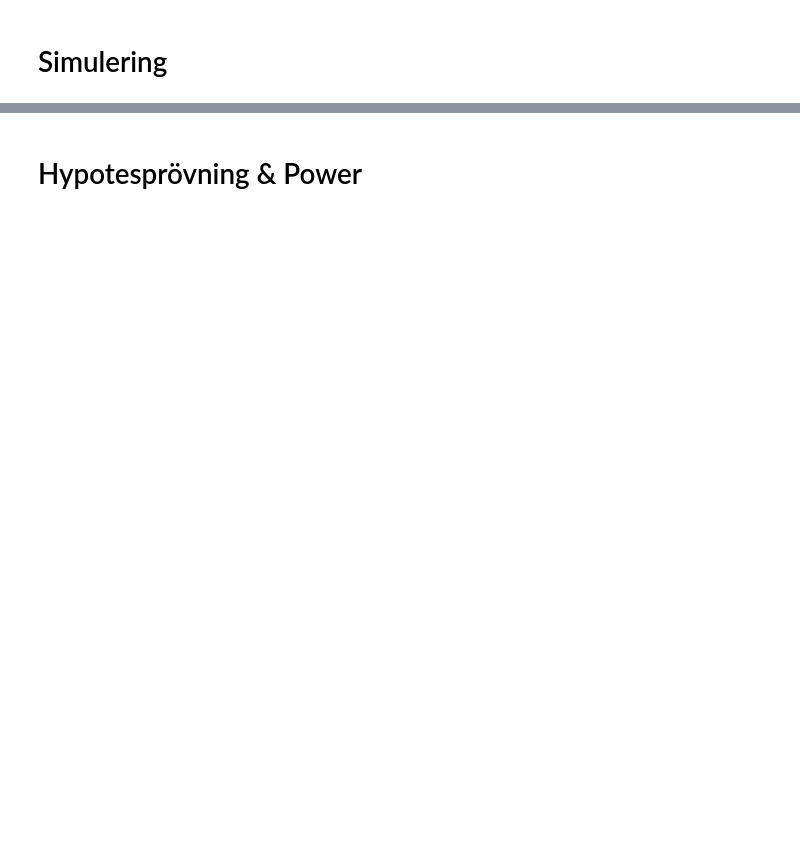
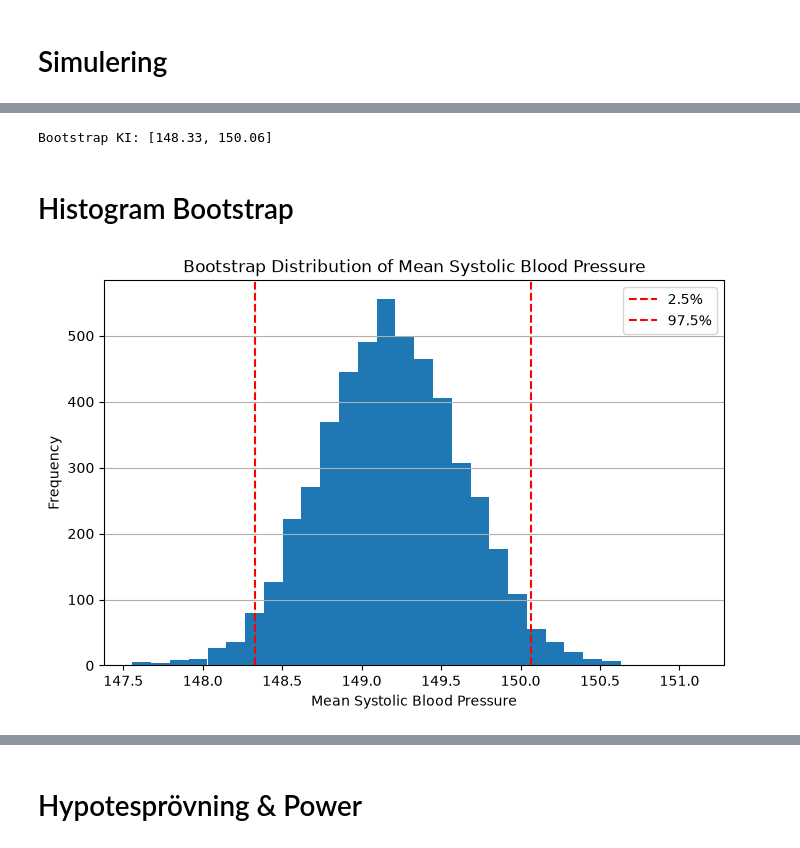
Before and after one commit to onakotsolari1-del/H-lsostudie, a Jupyter notebook: halsostudie.ipynb, the cells around one changed output, grey strips where cells are left out. Saved outputs shown, nothing was run; the diff lists cells and outputs as text; code cells hidden in the pictures; blank space fills up the shorter version.

```diff
--- a/halsostudie.ipynb
+++ b/halsostudie.ipynb
@@ -97,0 +185,17 @@ plt.show()
+# %%
+bp = df["systolic_bp"]
+
+mean_bp = bp.mean()
+std_bp = bp.std(ddof=1)
+
+n = len(bp)
+
+se = std_bp / np.sqrt(n)
+
+z = 1.96
+
+lower_normal = mean_bp - z * se
+upper_normal = mean_bp + z * se
+
+print(f"Mean systolic_bp: {mean_bp:.2f}")
+print(f"Normal KI: [{lower_normal:.2f}, {upper_normal:.2f}]")
@@ -97,0 +223,34 @@ plt.show()
+# %%
+bootstrap_means = []
+
+for _ in range(5000):
+    sample = bp.sample(n=len(bp), replace=True)
+    bootstrap_means.append(sample.mean())
+
+lower_boot = np.percentile(bootstrap_means, 2.5)
+upper_boot = np.percentile(bootstrap_means, 97.5)
+
+print(f"Bootstrap KI: [{lower_boot:.2f}, {upper_boot:.2f}]")
+# %% [output]
+Bootstrap KI: [148.33, 150.06]
+# %% [markdown]
+# Histogram Bootstrap
+# %%
+
+plt.figure(figsize=(8,5))
+
+plt.hist(bootstrap_means, bins=30)
+
+plt.axvline(lower_boot, color="red", linestyle="--", label="2.5%")
+plt.axvline(upper_boot, color="red", linestyle="--", label="97.5%")
+
+plt.title("Bootstrap Distribution of Mean Systolic Blood Pressure")
+plt.xlabel("Mean Systolic Blood Pressure")
+plt.ylabel("Frequency")
+plt.grid(True, axis="y")
+
+plt.legend()
+
+plt.show()
+# %% [output]
+[figure, added]
```
Also changed, not shown: parts of 20 cells of this notebook.
